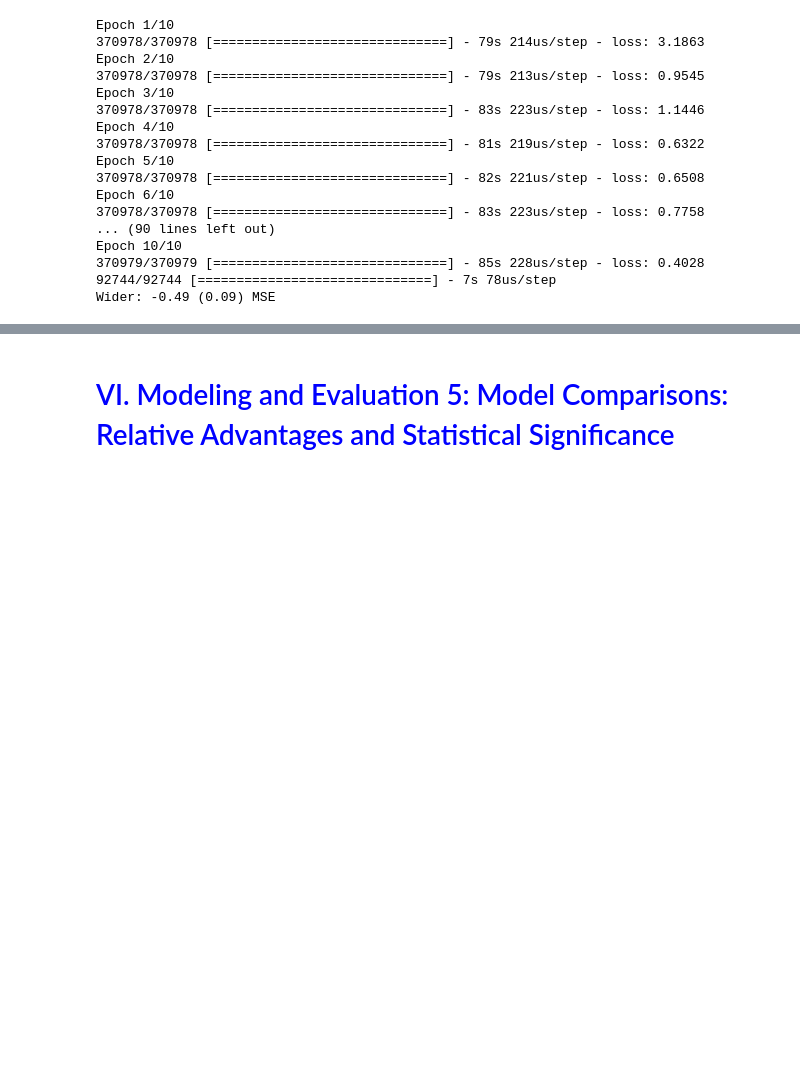
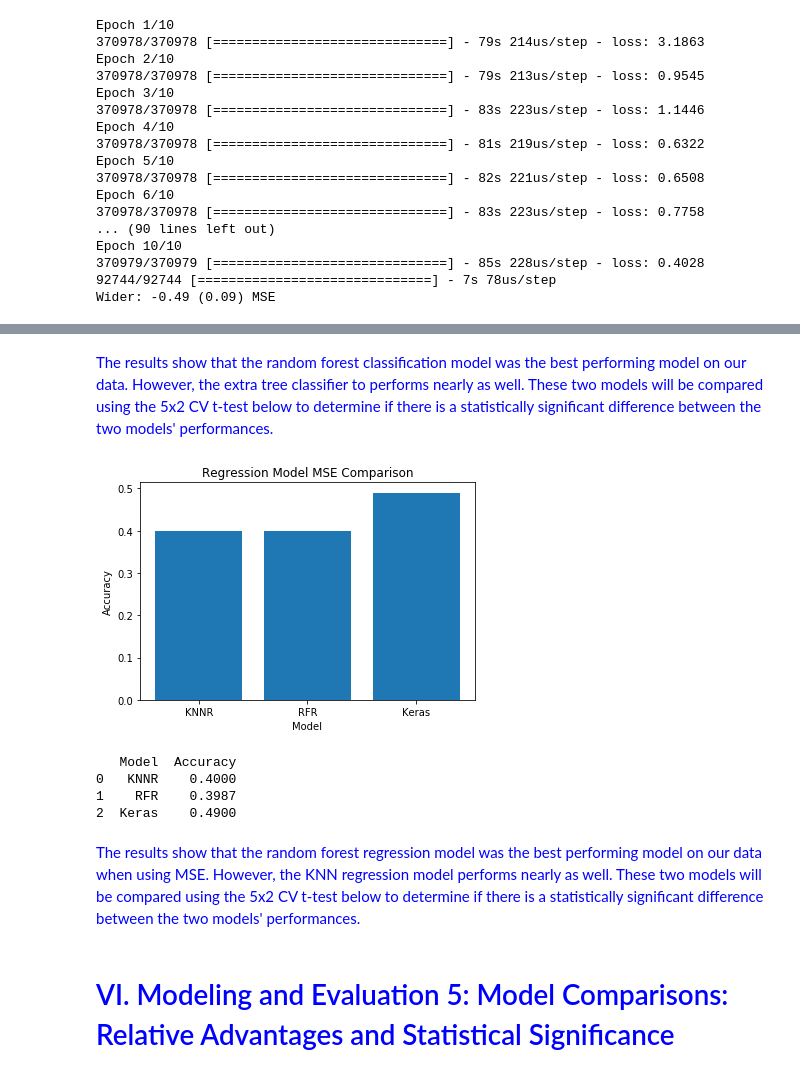
Before and after one commit to DataScienceMustang/DS_7331_MLI_Project1, a Jupyter notebook: Lab2Code_V3(Tom) with edits.ipynb, the cells around one changed output, grey strips where cells are left out. Cells and saved outputs as stored; diff of their text form; code cells hidden in the pictures; blank space fills up the shorter version.

```diff
--- a/Lab2Code_V3(Tom) with edits.ipynb
+++ b/Lab2Code_V3(Tom) with edits.ipynb
@@ -1013,2 +836,27 @@ score 0.6305359601557056
+# %% [markdown]
+<font color = 'blue'>The results show that the random forest classification model was the best performing model on our data. However, the extra tree classifier to performs nearly as well.  These two models will be compared using the 5x2 CV t-test below to determine if there is a statistically significant difference between the two models' performances.
+# %%
+# Add bar charts for regression models
+mse = [0.4000, 0.3987, 0.49]
+models = ['KNNR', 'RFR', 'Keras']
+df = pd.DataFrame({'Model': models, 'Accuracy': mse})
+
+plt.bar(models, mse)
+
+#plt.figure(figsize=(20,10))
+plt.title('Regression Model MSE Comparison')
+plt.xlabel('Model')
+plt.ylabel('Accuracy')
+plt.show()
+
+print(df)
+# %% [output]
+[figure, added]
+   Model  Accuracy
+0   KNNR    0.4000
+1    RFR    0.3987
+2  Keras    0.4900
+# %% [markdown]
+<font color = 'blue'>The results show that the random forest regression model was the best performing model on our data when using MSE. However, the KNN regression model performs nearly as well.  These two models will be compared using the 5x2 CV t-test below to determine if there is a statistically significant difference between the two models' performances.
 # %% [markdown]
 # <font color = 'blue'>VI. Modeling and Evaluation 5: Model Comparisons:  Relative Advantages and Statistical Significance
```
Also changed, not shown: parts of 38 cells of this notebook.
